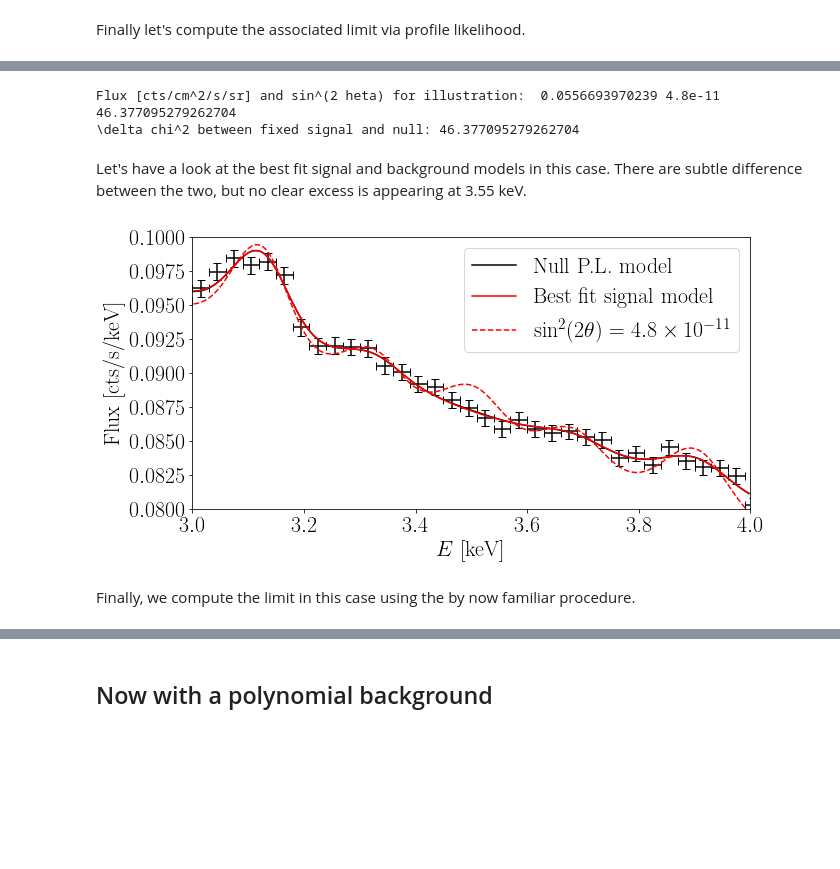
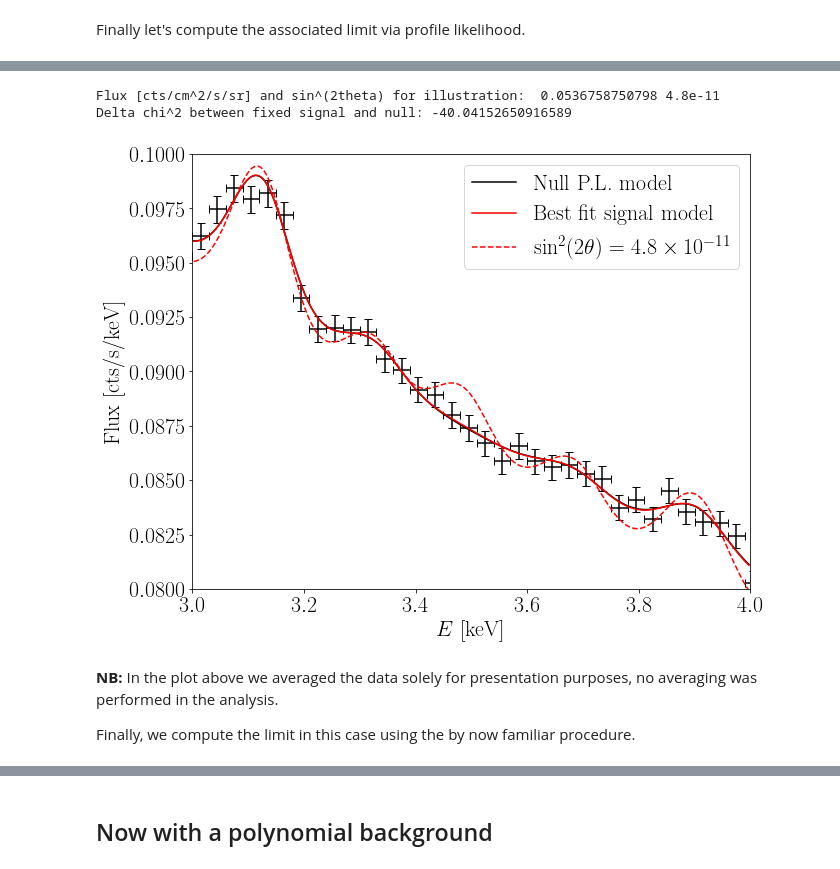
Before and after one commit to bsafdi/BlankSkyfor3p5, a Jupyter notebook: Jupyter/BMRS20_mos_our_cuts.ipynb, the cells around one changed output, grey strips where cells are left out. Saved outputs shown, nothing was run; the diff lists cells and outputs as text; code cells hidden in the pictures; blank space fills up the shorter version.

Commit message:
Additional comments, added narrow range Boyarsky cut data

```diff
--- a/Jupyter/BMRS20_mos_our_cuts.ipynb
+++ b/Jupyter/BMRS20_mos_our_cuts.ipynb
@@ -39,5 +38,5 @@ By default we will look for an anomalous line at 3.55 keV, as defined by the EUX
 # %%
-EUXL = 3.50#3.48#3.50 [keV]
+EUXL = 3.48 # [keV]
 # %% [markdown]
 **NB:** changing EUXL will of course vary the results below, and values in the surrounding discussion will not necessarily be reflective.
 
@@ -381,13 +383,11 @@ NB: the best-fit signal strength in this case is: -0.0015338613336035416  cts/cm
 # %%
-flux_ill = 4.8e-11 / return_sin_theta_lim(EUXL,0.1,D_signal)*0.1
-print "Flux [cts/cm^2/s/sr] and sin^(2\theta) for illustration: ", flux_ill, return_sin_theta_lim(EUXL,flux_ill,D_signal)
+flux_ill = 4.8e-11 / return_sin_theta_lim(EUXL,1.,D_signal)
+print "Flux [cts/cm^2/s/sr] and sin^(2theta) for illustration: ", flux_ill, return_sin_theta_lim(EUXL,flux_ill,D_signal)
 
 chi2_instance.fix_signal_strength(flux_ill)
 
 mn_f = dual_annealing(chi2_instance.chi2_fixed_signal,x0=x0,bounds=bounds,local_search_options={"method": "Nelder-Mead"},seed=1234,maxiter=500)
-print mn_f.fun-mn_null.fun
-print "\delta chi^2 between fixed signal and null:", mn_f.fun-mn_null.fun
+print "Delta chi^2 between fixed signal and null:", mn_null.fun-mn_f.fun
 # %% [output]
-Flux [cts/cm^2/s/sr] and sin^(2 heta) for illustration:  0.0556693970239 4.8e-11
-46.377095279262704
-\delta chi^2 between fixed signal and null: 46.377095279262704
+Flux [cts/cm^2/s/sr] and sin^(2theta) for illustration:  0.0536758750798 4.8e-11
+Delta chi^2 between fixed signal and null: -40.04152650916589
@@ -397,31 +394,33 @@ def avg_data(data,n):
-# %% [markdown]
-Let's have a look at the best fit signal and background models in this case. There are subtle difference between the two, but no clear excess is appearing at 3.55 keV.
 # %%
-fig = plt.figure(figsize=(10,5))
+def avg_data(data,n):
+    return np.mean(data.reshape(-1, n), axis=1)
+
+fig = plt.figure(figsize=(10,8))
 
 plt.errorbar(avg_data(Energies,6),avg_data(data,6),yerr=np.sqrt(6*avg_data(data_yerrs**2,6))/6.,xerr=6*(Energies[1]-Energies[0])/2.,
              color="black",marker="o", fmt='none',capsize=4)
 
 plt.plot(Energies_reduced,mod_power_four_lines(Energies_reduced,mn_null.x),
          'k-',label =r"Null P.L. model")
 plt.plot(Energies_reduced,mod_power_four_lines(Energies_reduced,mn.x[1:])+mn.x[0]*mod_UXL_reduced,
          'r-',label =r"Best fit signal model")
 plt.plot(Energies_reduced,mod_power_four_lines(Energies_reduced,mn_f.x)+chi2_instance._A_sig*mod_UXL_reduced,
          'r--',label =r"$\sin^2(2\theta) = 4.8 \times 10^{-11}$")
 
 plt.xlim(3,4)
 plt.ylim(0.08,0.1)
 
 plt.xticks(fontsize=22)
 plt.yticks(fontsize=22)
 plt.xlabel(r"$E$ [keV]",fontsize=22)
 plt.ylabel(r"Flux [cts/s/keV]",fontsize=22)
 plt.legend(fontsize=22)
-#plt.savefig("response_fig.pdf",bbox_inches="tight")
 plt.show()
 # %% [output]
-[figure, old version]
+[figure, new version]
 # %% [markdown]
+**NB:** In the plot above we averaged the data solely for presentation purposes, no averaging was performed in the analysis.
+
 Finally, we compute the limit in this case using the by now familiar procedure.
 # %%
 A_sig_array = np.linspace(mn.x[0],0.05,100)
```
Also changed, not shown: parts of 53 cells of this notebook, 16 other files.
